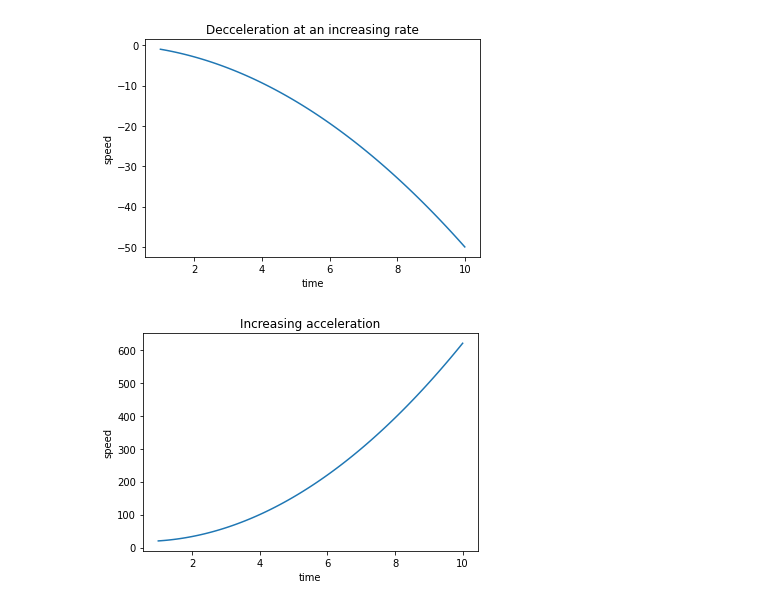
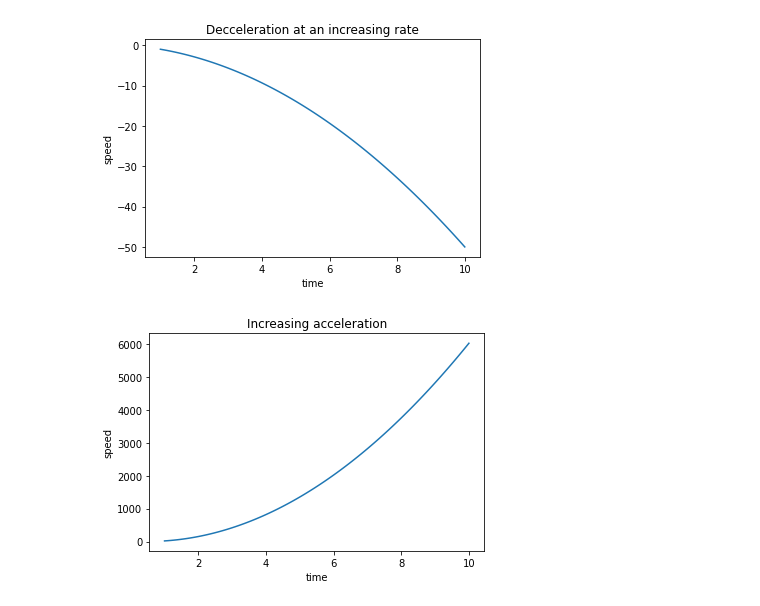
Before and after one commit to locua/code_puzzles, a Jupyter notebook: physics/TESTING.ipynb, the cells around one changed output. Drawn from its saved outputs; the diff is of its cells as text; code cells hidden in the pictures.

```diff
--- a/physics/TESTING.ipynb
+++ b/physics/TESTING.ipynb
@@ -14,14 +14,14 @@ plt.show()
 # %% [output]
 [figure]
 # %%
-a=np.linspace(0,60,100)
+a=np.linspace(0,600,100)
 t=np.linspace(1,10,100)
 v=[a[i]*ti + 20 for i, ti in enumerate(t)]
 
 plt.plot(t,v)
 plt.xlabel("time")
 plt.ylabel("speed")
 plt.title("Increasing acceleration")
 plt.show()
 # %% [output]
-[figure, old version]
+[figure, new version]
```
Also changed, not shown: parts of 2 cells of this notebook, 2 other files.
